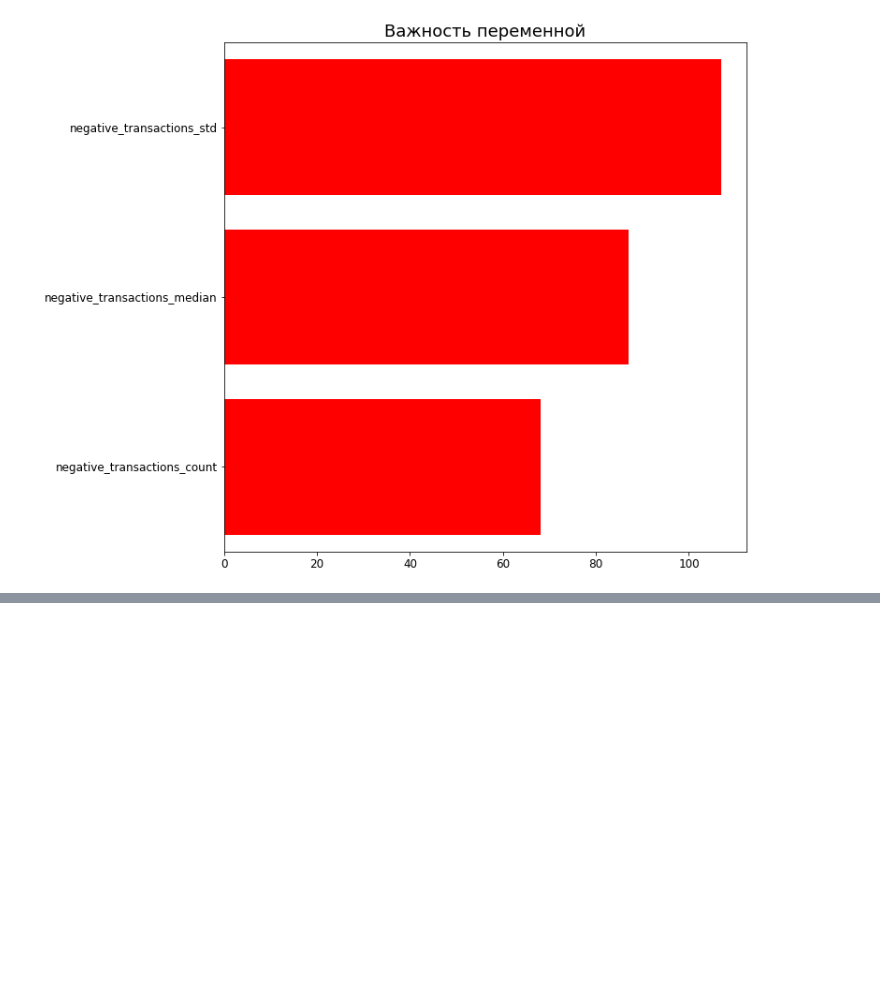
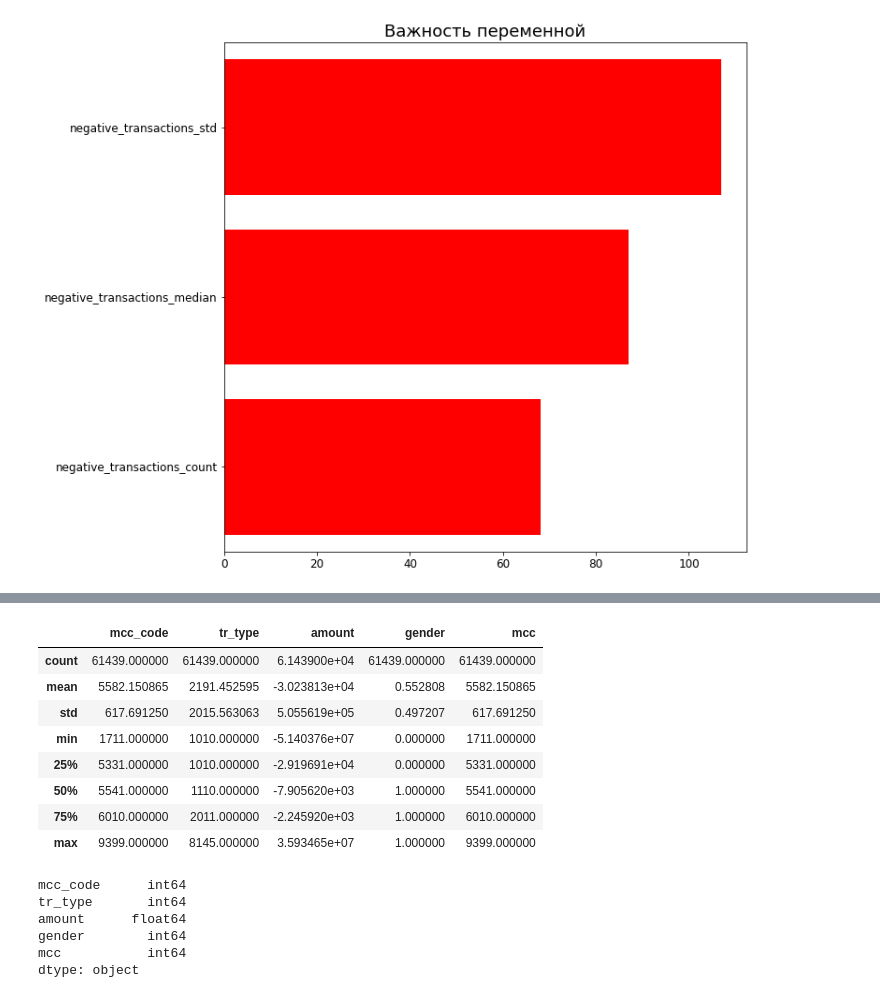
Before and after one commit to alexey9019/data, a Jupyter notebook: 1.ipynb, the cells around one changed output, grey strips where cells are left out. Saved outputs shown, nothing was run; the diff lists cells and outputs as text; code cells hidden in the pictures; blank space fills up the shorter version.

```diff
--- a/1.ipynb
+++ b/1.ipynb
@@ -151,0 +159,21 @@ submission.to_csv('/content/data/submission_advanced.csv')
+# %%
+transactions_train.describe()
+# %% [output]
+|  | mcc_code | tr_type | amount | gender | mcc |
+| count | 61439.000000 | 61439.000000 | 6.143900e+04 | 61439.000000 | 61439.000000 |
+| mean | 5582.150865 | 2191.452595 | -3.023813e+04 | 0.552808 | 5582.150865 |
+| std | 617.691250 | 2015.563063 | 5.055619e+05 | 0.497207 | 617.691250 |
+| min | 1711.000000 | 1010.000000 | -5.140376e+07 | 0.000000 | 1711.000000 |
+| 25% | 5331.000000 | 1010.000000 | -2.919691e+04 | 0.000000 | 5331.000000 |
+| 50% | 5541.000000 | 1110.000000 | -7.905620e+03 | 1.000000 | 5541.000000 |
+| 75% | 6010.000000 | 2011.000000 | -2.245920e+03 | 1.000000 | 6010.000000 |
+| max | 9399.000000 | 8145.000000 | 3.593465e+07 | 1.000000 | 9399.000000 |
+# %%
+transactions_train.dtypes
+# %% [output]
+mcc_code      int64
+tr_type       int64
+amount      float64
+gender        int64
+mcc           int64
+dtype: object
```
Also changed, not shown: parts of 22 cells of this notebook.
